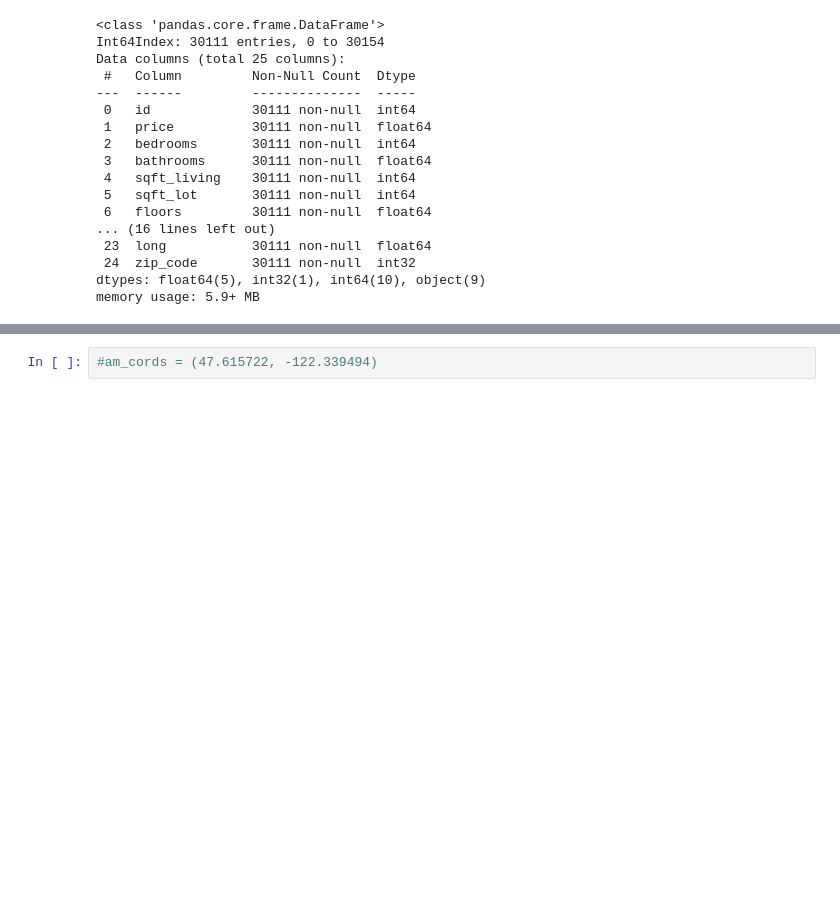
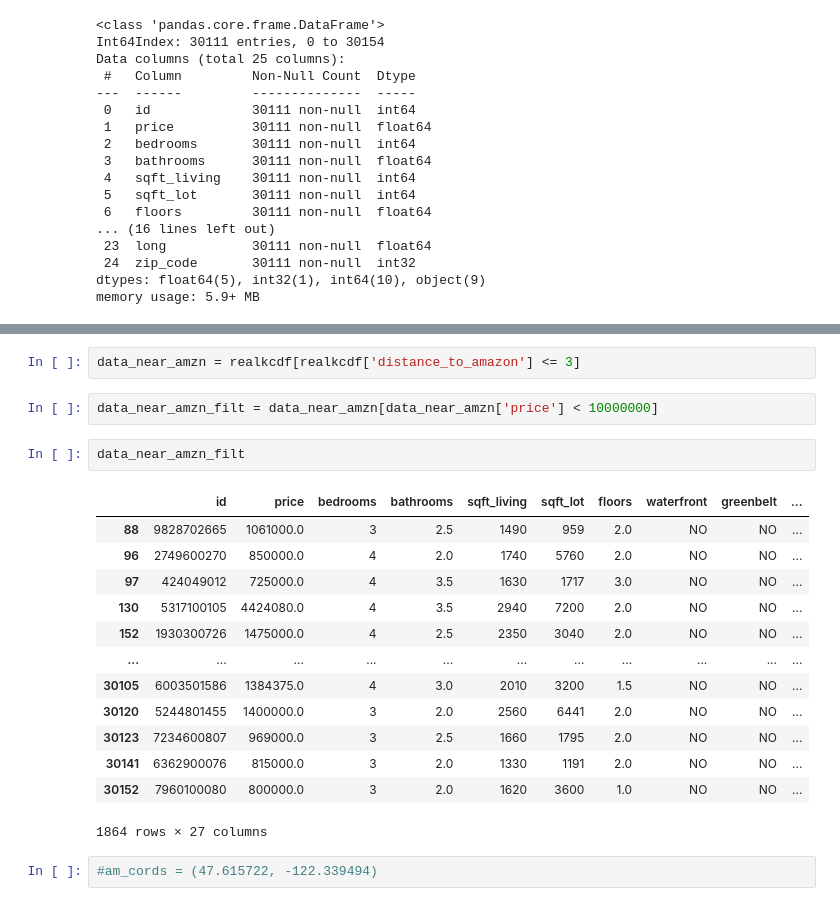
Before and after one commit to ewestrich/King-County-House-Sales, a Jupyter notebook: Daniel/project 2 .ipynb, the cells around one changed output, grey strips where cells are left out. Cells and saved outputs as stored; diff of their text form; blank space fills up the shorter version.

```diff
--- a/Daniel/project 2 .ipynb
+++ b/Daniel/project 2 .ipynb
@@ -101,3 +235,23 @@ realkcdf['zip_code'].nunique()
+# %%
+data_near_amzn = realkcdf[realkcdf['distance_to_amazon'] <= 3]
+# %%
+data_near_amzn_filt = data_near_amzn[data_near_amzn['price'] < 10000000]
+# %%
+data_near_amzn_filt
+# %% [output]
+|  | id | price | bedrooms | bathrooms | sqft_living | sqft_lot | floors | waterfront | greenbelt | ... |
+| 88 | 9828702665 | 1061000.0 | 3 | 2.5 | 1490 | 959 | 2.0 | NO | NO | ... |
+| 96 | 2749600270 | 850000.0 | 4 | 2.0 | 1740 | 5760 | 2.0 | NO | NO | ... |
+| 97 | 424049012 | 725000.0 | 4 | 3.5 | 1630 | 1717 | 3.0 | NO | NO | ... |
+| 130 | 5317100105 | 4424080.0 | 4 | 3.5 | 2940 | 7200 | 2.0 | NO | NO | ... |
+| 152 | 1930300726 | 1475000.0 | 4 | 2.5 | 2350 | 3040 | 2.0 | NO | NO | ... |
+| ... | ... | ... | ... | ... | ... | ... | ... | ... | ... | ... |
+| 30105 | 6003501586 | 1384375.0 | 4 | 3.0 | 2010 | 3200 | 1.5 | NO | NO | ... |
+| 30120 | 5244801455 | 1400000.0 | 3 | 2.0 | 2560 | 6441 | 2.0 | NO | NO | ... |
+| 30123 | 7234600807 | 969000.0 | 3 | 2.5 | 1660 | 1795 | 2.0 | NO | NO | ... |
+| 30141 | 6362900076 | 815000.0 | 3 | 2.0 | 1330 | 1191 | 2.0 | NO | NO | ... |
+| 30152 | 7960100080 | 800000.0 | 3 | 2.0 | 1620 | 3600 | 1.0 | NO | NO | ... |
+1864 rows × 27 columns
 # %%
 #am_cords = (47.615722, -122.339494)
 # %%
```
Also changed, not shown: parts of 24 cells of this notebook.
